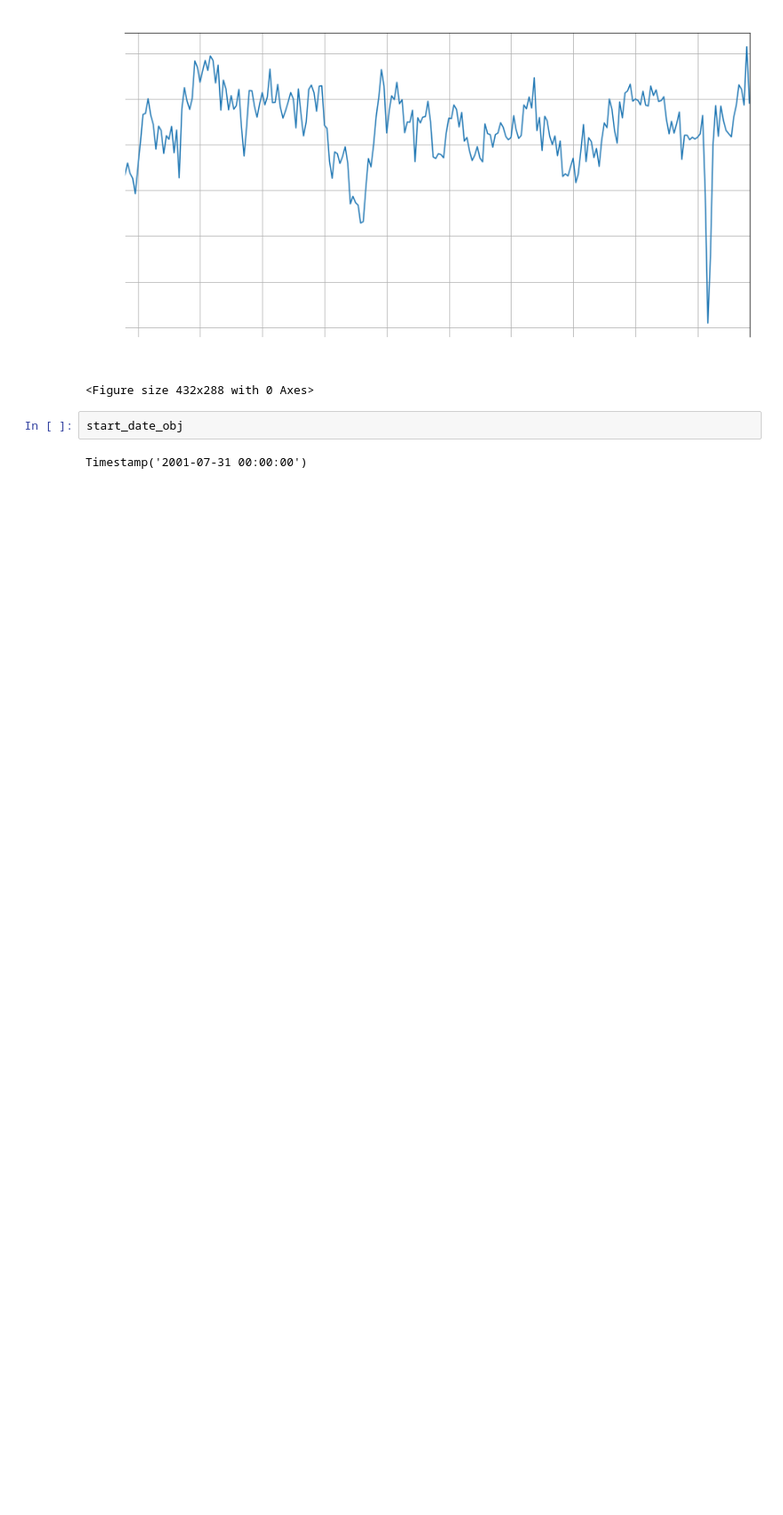
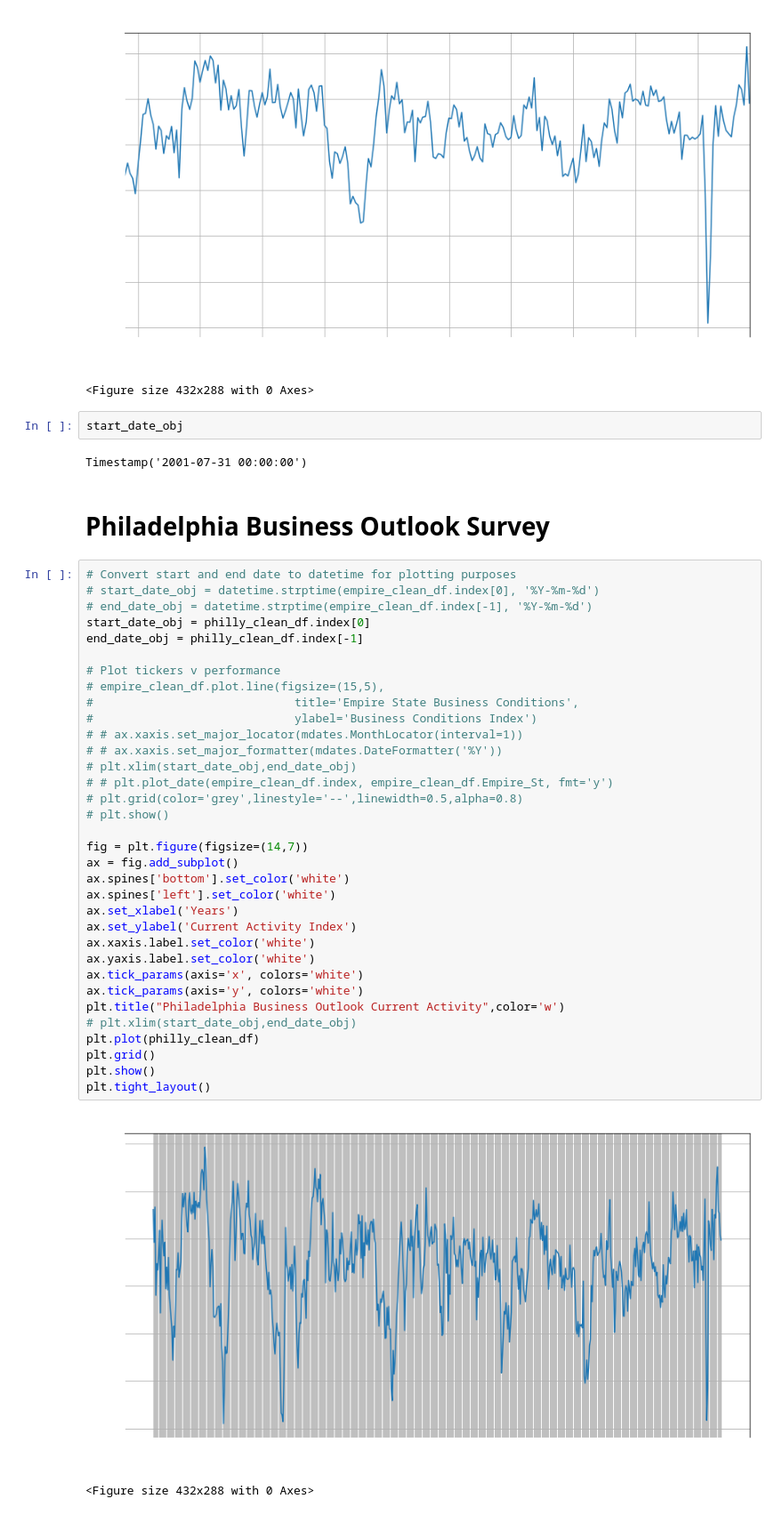
Before and after one commit to obsessedquant/GeoLocation-Vs-Covid-Analysis-and-Visualization, a Jupyter notebook: sam/Economic_Indicators.ipynb, the cells around one changed output. Shown: that part at 89% size. Cells and saved outputs as stored; diff of their text form; blank space fills up the shorter version.

```diff
--- a/sam/Economic_Indicators.ipynb
+++ b/sam/Economic_Indicators.ipynb
@@ -97,3 +107,42 @@ plt.tight_layout()
 start_date_obj
 # %% [output]
 Timestamp('2001-07-31 00:00:00')
+# %% [markdown]
+# Philadelphia Business Outlook Survey
+# %%
+# Convert start and end date to datetime for plotting purposes
+# start_date_obj = datetime.strptime(empire_clean_df.index[0], '%Y-%m-%d')
+# end_date_obj = datetime.strptime(empire_clean_df.index[-1], '%Y-%m-%d')
+start_date_obj = philly_clean_df.index[0]
+end_date_obj = philly_clean_df.index[-1]
+
+# Plot tickers v performance
+# empire_clean_df.plot.line(figsize=(15,5),
+#                             title='Empire State Business Conditions',
+#                             ylabel='Business Conditions Index')
+# # ax.xaxis.set_major_locator(mdates.MonthLocator(interval=1))
+# # ax.xaxis.set_major_formatter(mdates.DateFormatter('%Y'))
+# plt.xlim(start_date_obj,end_date_obj)
+# # plt.plot_date(empire_clean_df.index, empire_clean_df.Empire_St, fmt='y')
+# plt.grid(color='grey',linestyle='--',linewidth=0.5,alpha=0.8)
+# plt.show()
+
+fig = plt.figure(figsize=(14,7))
+ax = fig.add_subplot()
+ax.spines['bottom'].set_color('white')
+ax.spines['left'].set_color('white')
+ax.set_xlabel('Years')
+ax.set_ylabel('Current Activity Index')
+ax.xaxis.label.set_color('white')
+ax.yaxis.label.set_color('white')
+ax.tick_params(axis='x', colors='white')
+ax.tick_params(axis='y', colors='white')
+plt.title("Philadelphia Business Outlook Current Activity",color='w')
+# plt.xlim(start_date_obj,end_date_obj)
+plt.plot(philly_clean_df)
+plt.grid()
+plt.show()
+plt.tight_layout()
+# %% [output]
+[figure, added]
+<Figure size 432x288 with 0 Axes>
```
Also changed, not shown: parts of 6 cells of this notebook, 5 other files.
